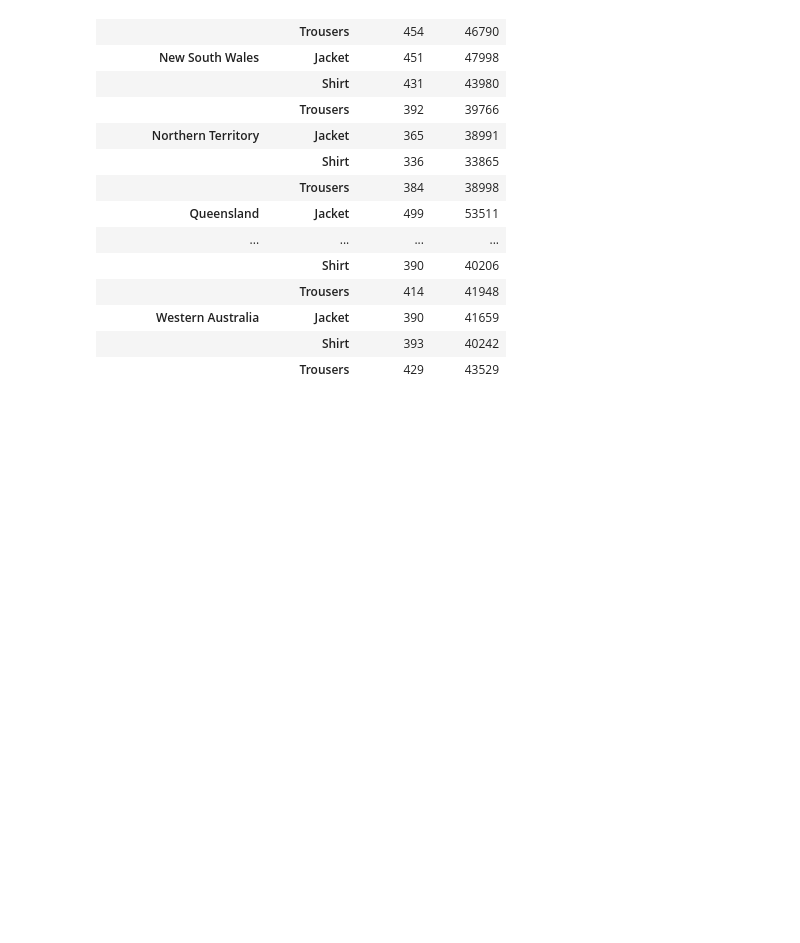
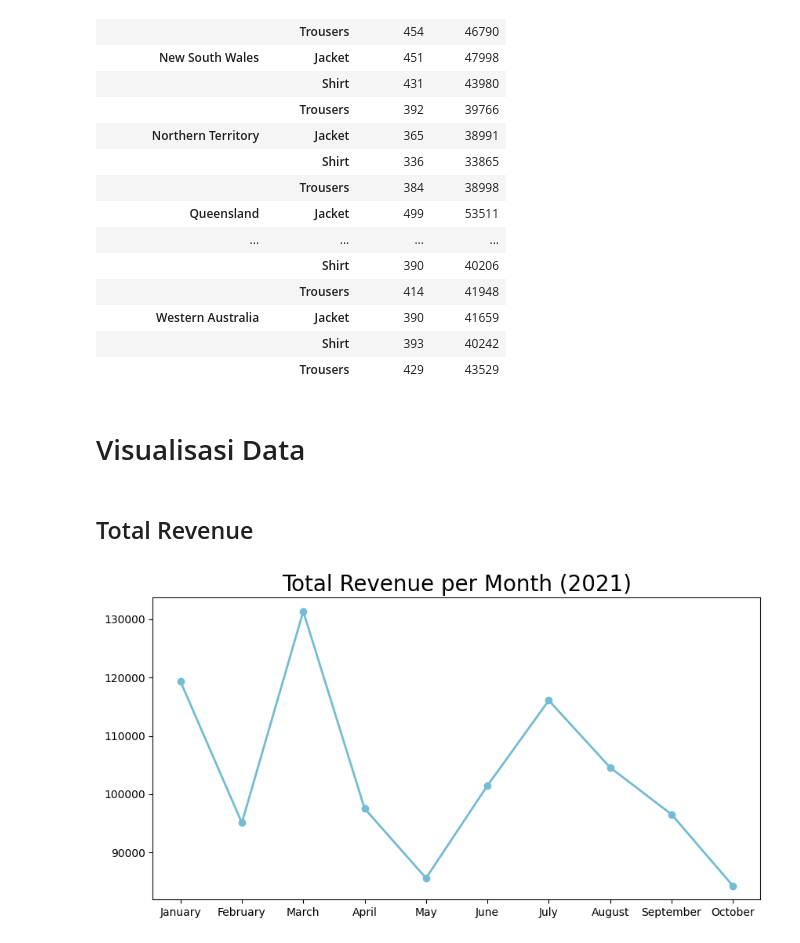
Before and after one commit to MukhlisMaulanaA/data-analytics-python, a Jupyter notebook: dicoding.ipynb, the cells around one changed output. Saved outputs shown, nothing was run; the diff lists cells and outputs as text; code cells hidden in the pictures; blank space fills up the shorter version.

```diff
--- a/dicoding.ipynb
+++ b/dicoding.ipynb
@@ -565,3 +565,35 @@ all_df.groupby(by=["state", "product_type"]).agg({
 | Western Australia | Jacket | 390 | 41659 |
 |  | Shirt | 393 | 40242 |
 |  | Trousers | 429 | 43529 |
+# %% [markdown]
+# Visualisasi Data
+# %% [markdown]
+## Total Revenue
+# %%
+monthly_orders_df = all_df.resample(rule='M', on='order_date').agg({
+    "order_id": "nunique",
+    "total_price": "sum"
+})
+monthly_orders_df.index = monthly_orders_df.index.strftime(
+    '%B')  # mengubah format order date menjadi nama bulan
+
+monthly_orders_df = monthly_orders_df.reset_index()
+monthly_orders_df.rename(columns={
+    "order_id": "order_count",
+    "total_price": "revenue"
+}, inplace=True)
+
+plt.figure(figsize=(10, 5))
+plt.plot(
+    monthly_orders_df["order_date"],
+    monthly_orders_df["revenue"],
+    marker='o',
+    linewidth=2,
+    color="#72BCD4"
+)
+plt.title("Total Revenue per Month (2021)", loc="center", fontsize=20)
+plt.xticks(fontsize=10)
+plt.yticks(fontsize=10)
+plt.show()
+# %% [output]
+[figure, added]
```
Also changed, not shown: parts of 13 cells of this notebook, 6 other files.
